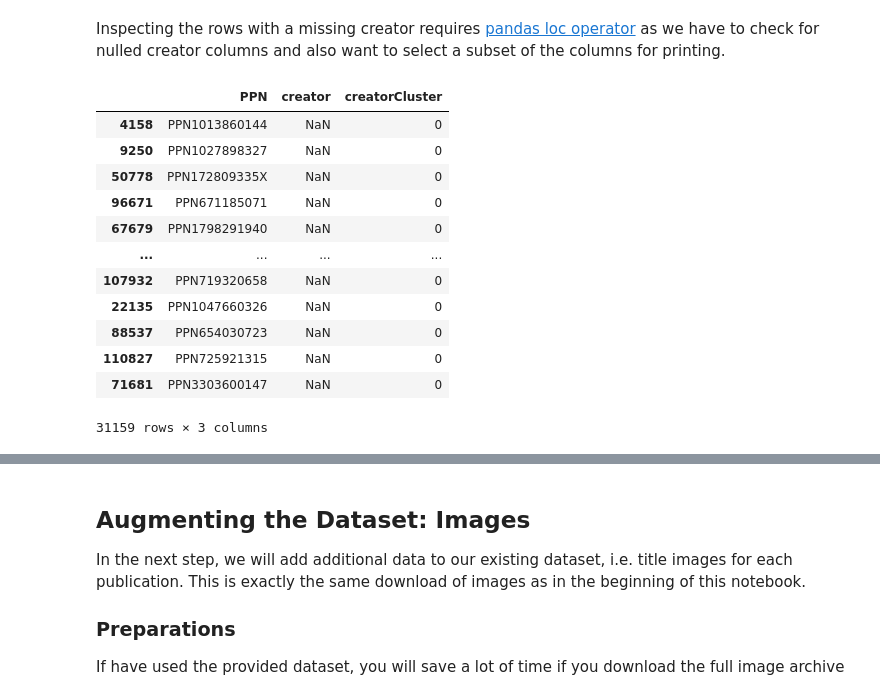
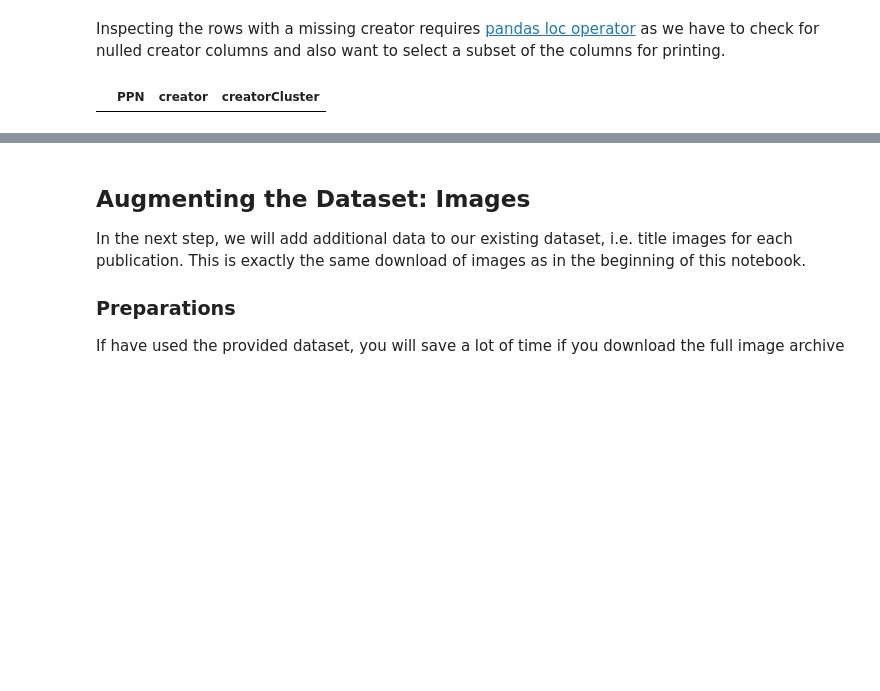
Before and after one commit to elektrobohemian/SBBrowse2018, a Jupyter notebook: DataProcessing.ipynb, the cells around one changed output, grey strips where cells are left out. Drawn from its saved outputs; the diff is of its cells as text; code cells hidden in the pictures; blank space fills up the shorter version.

```diff
--- a/DataProcessing.ipynb
+++ b/DataProcessing.ipynb
@@ -2461,6 +2468,9 @@ The cell takes the created title text corpus, produces a _tf*idf_ model from it
 
 Please note that the resulting cluster IDs will change between each run.
 # %%
+#daz80 : needed to let the notebook run under some container environments
+os.environ['OMP_NUM_THREADS'] = '1'
+
 # set the number of cluster to an arbitrary value, e.g. 1000
 true_k=1000
 # start time
@@ -2487,7 +2497,7 @@ else:
     km=pickleDecompress('./picklez/textClustersK_'+str(true_k)+'.picklez')
     printLog("\t Updating Dataframe")
 # add the detected clusters as a new column to the original data frame
-df4['textCluster']=km.labels_
+df5['textCluster']=km.labels_
 printLog("Done.")
 
 
@@ -2528,5 +2543,5 @@ df4.groupby('textCluster').describe()
 # %%
-df4=df4.sort_values(by="textCluster")
-df4[['PPN','title','textCluster']].tail(15)
+df5=df5.sort_values(by="textCluster")
+df5[['PPN','title','textCluster']].tail(15)
 # %% [output]
 |  | PPN | title | textCluster |
@@ -2553,7 +2568,8 @@ Next, we will do exactly the same with the _creator_ column as a new text corpus
 
 This approach can be used to find similar creator labels that might have been caused by spelling or typing errors. Here we assume 1% errors in the ``creator``field and therefore use 99% of the unique creators as our amount of clusters (k).
 # %%
-#creator soll geclustert werden -> creatorCluster
-corpus=df4.creator.astype(str)
+#daz84
+df6=df5[df5.creator.notnull()]
+corpus=df6.creator.astype(str)
 corpus
 # %% [output]
@@ -2572,6 +2588,6 @@ Name: creator, Length: 120000, dtype: object
 # %%
 # count unique creators
-uniqueCreators=len(df4.creator.unique())
+uniqueCreators=len(df6.creator.unique())
 
 printLog("Number of unique creator fields %i"%uniqueCreators)
 
@@ -2599,8 +2615,8 @@ printLog("Done.\n")
 
 # add the detected clusters as a new column to the original data frame
 printLog("\t Updating Dataframe")
-df4['creatorCluster']=km.labels_
+df6['creatorCluster']=km.labels_
 
-df4=df4.sort_values(by="creatorCluster")
-df4[['PPN','creator','creatorCluster']].tail()
+df6=df6.sort_values(by="creatorCluster")
+df6[['PPN','creator','creatorCluster']].tail()
 # %% [output]
@@ -2621,22 +2642,10 @@ df4[['PPN','creator','creatorCluster']].tail()
 # %% [markdown]
 Inspecting the rows with a missing creator requires [pandas loc operator](https://pandas.pydata.org/docs/getting_started/intro_tutorials/03_subset_data.html) as we have to check for nulled creator columns and also want to select a subset of the columns for printing.
 # %%
-df_nan_creator=df4.loc[df["creator"].isnull(), ["PPN","creator","creatorCluster"]]
+df_nan_creator=df6.loc[df6["creator"].isnull(), ["PPN","creator","creatorCluster"]]
 df_nan_creator
 # %% [output]
 |  | PPN | creator | creatorCluster |
-| 4158 | PPN1013860144 | NaN | 0 |
-| 9250 | PPN1027898327 | NaN | 0 |
-| 50778 | PPN172809335X | NaN | 0 |
-| 96671 | PPN671185071 | NaN | 0 |
-| 67679 | PPN1798291940 | NaN | 0 |
-| ... | ... | ... | ... |
-| 107932 | PPN719320658 | NaN | 0 |
-| 22135 | PPN1047660326 | NaN | 0 |
-| 88537 | PPN654030723 | NaN | 0 |
-| 110827 | PPN725921315 | NaN | 0 |
-| 71681 | PPN3303600147 | NaN | 0 |
-31159 rows × 3 columns
 # %%
 df_nan_creator["creatorCluster"].describe()
 # %% [output]
```
Also changed, not shown: parts of 40 cells of this notebook, 5 other files.
